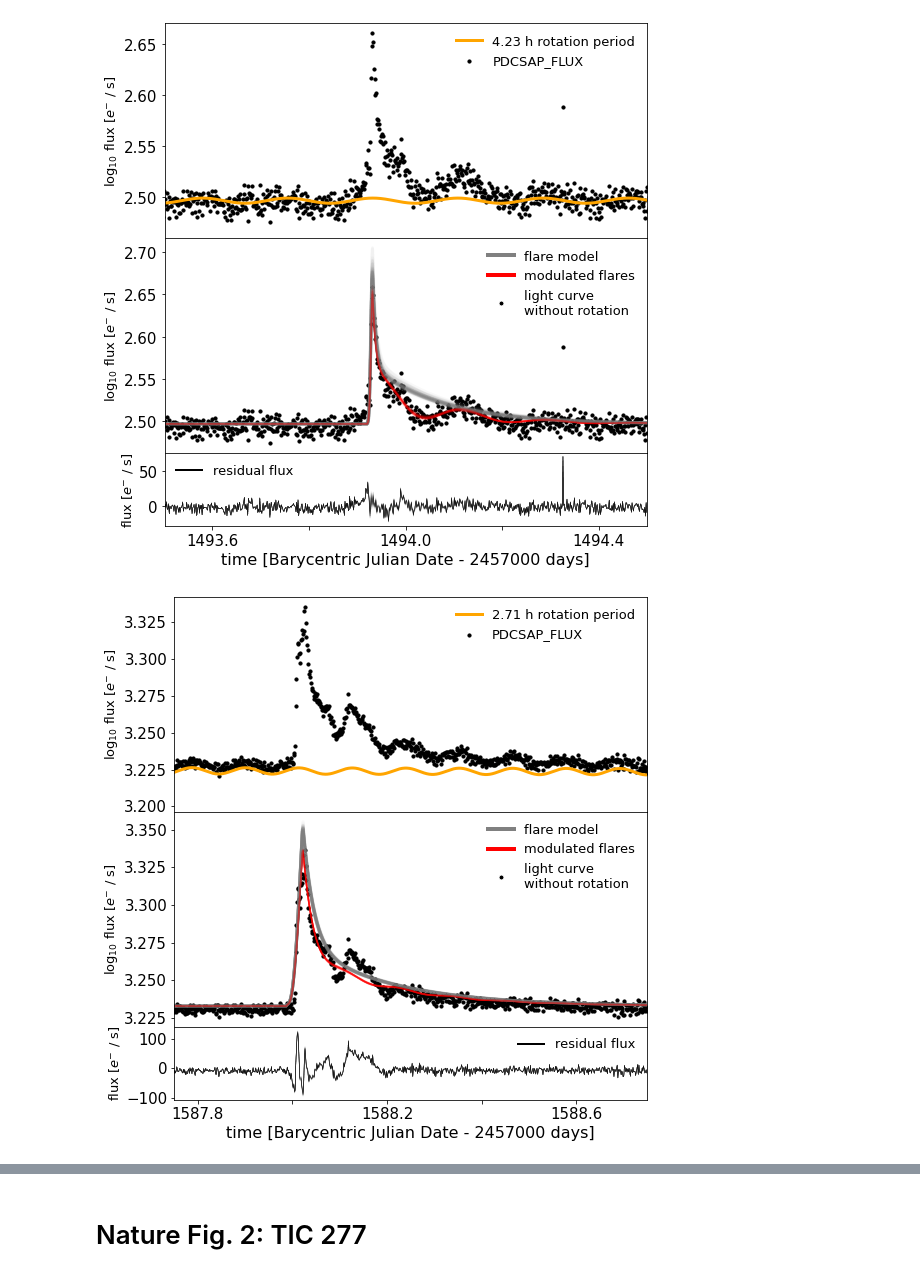
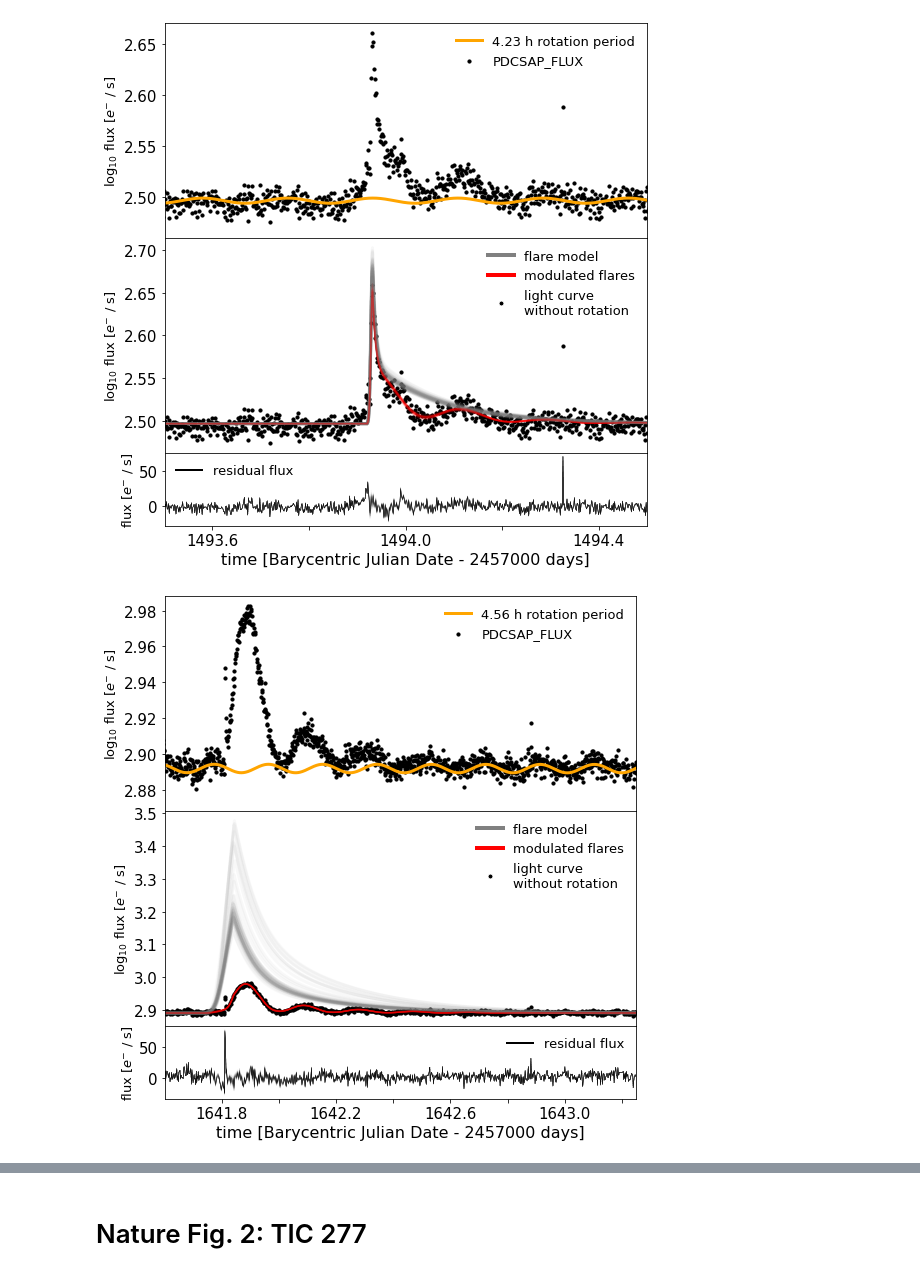
Before and after one commit to ekaterinailin/MalachiteMountains, a Jupyter notebook: analysis/notebooks/NB44_Plot_model_with_residuals_and_rotation.ipynb, the cells around one changed output, grey strips where cells are left out. Saved outputs shown, nothing was run; the diff lists cells and outputs as text; code cells hidden in the pictures.

```diff
--- a/analysis/notebooks/NB44_Plot_model_with_residuals_and_rotation.ipynb
+++ b/analysis/notebooks/NB44_Plot_model_with_residuals_and_rotation.ipynb
@@ -40,7 +42,7 @@ def cosine(x, a, b, c, d, e):
 # Datasets we analysed
 datasets = [
             (452922110, "", "29_10_2020_10_58"),
-            (44984200, "", "30_10_2020_07_13"),
+           # (44984200, "", "30_10_2020_07_13"),
         (277539431, "", "30_10_2020_11_30")
             ]
 # %%
@@ -165,9 +167,9 @@ for ID, suffix, tstamp in datasets:
     #ax3.fill_between(x,yd,yu,facecolor="orange",alpha=.13)
     for axis in [ax, ax2, ax3]:
         axis.set_xlim(lc.t.min(), lc.t.max())
-#     plt.savefig(f"{CWD}/analysis/plots/flarefit/"
-#                 f"{tstamp}_Nature_{target.prefix}{target.ID}.png",
-#                 dpi=300)
+    plt.savefig(f"{CWD}/analysis/plots/flarefit/"
+                f"{tstamp}_Nature_{target.prefix}{target.ID}_decoupled.png",
+                dpi=300)
 # %% [output]
 7% (1250/17612) of the cadences will be ignored due to the quality mask (quality_bitmask=175).
 7% (1250/17612) of the cadences will be ignored due to the quality mask (quality_bitmask=175).
@@ -180,4 +180,4 @@ Relative amplitude of modulation: 4.9e-03
 TIC 277539431 modulation period:  4.556764823311947 h
 Relative amplitude of modulation: 5.4e-03
 [figure]
-[figure, old version]
+[figure, new version]
```
Also changed, not shown: parts of 14 cells of this notebook, 7 other files.
